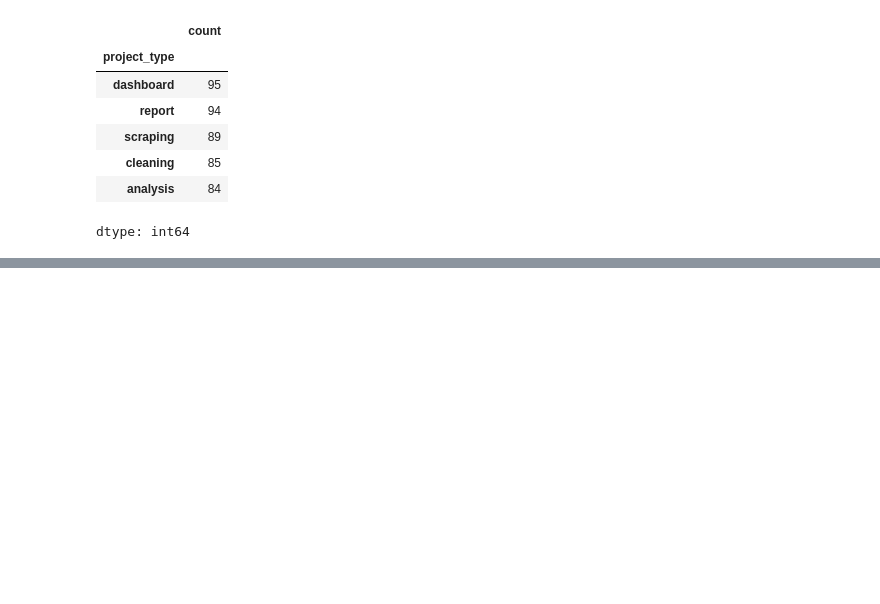
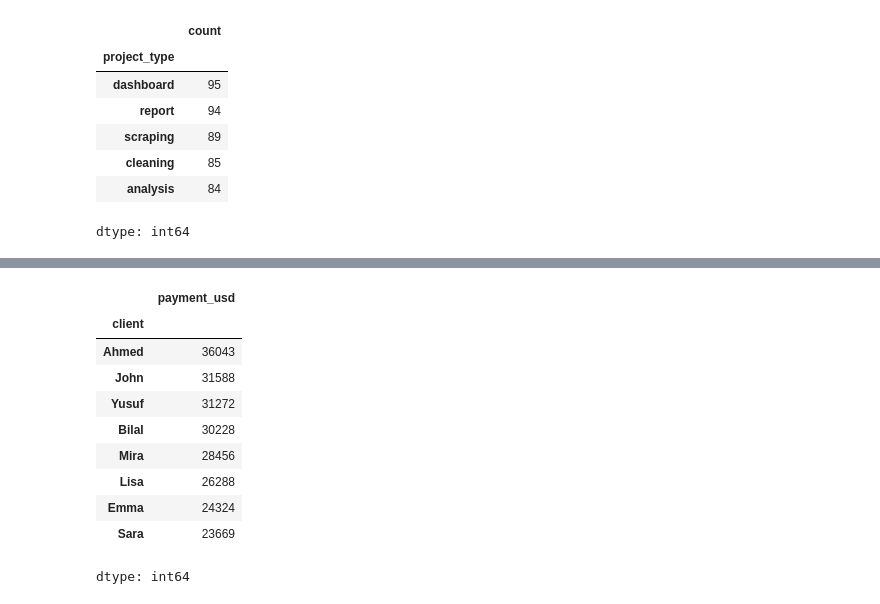
Before and after one commit to ayaz-ali-36/Data-Aanlysis, a Jupyter notebook: Pandas/Pandas.ipynb, the cells around one changed output, grey strips where cells are left out. Saved outputs shown, nothing was run; the diff lists cells and outputs as text; code cells hidden in the pictures; blank space fills up the shorter version.

```diff
--- a/Pandas/Pandas.ipynb
+++ b/Pandas/Pandas.ipynb
@@ -121,0 +144,14 @@ dtype: int64
+# %%
+df.groupby('client')['payment_usd'].sum().sort_values(ascending=False)
+# %% [output]
+|  | payment_usd |
+| client |  |
+| Ahmed | 36043 |
+| John | 31588 |
+| Yusuf | 31272 |
+| Bilal | 30228 |
+| Mira | 28456 |
+| Lisa | 26288 |
+| Emma | 24324 |
+| Sara | 23669 |
+dtype: int64
```
Also changed, not shown: parts of 6 cells of this notebook.
